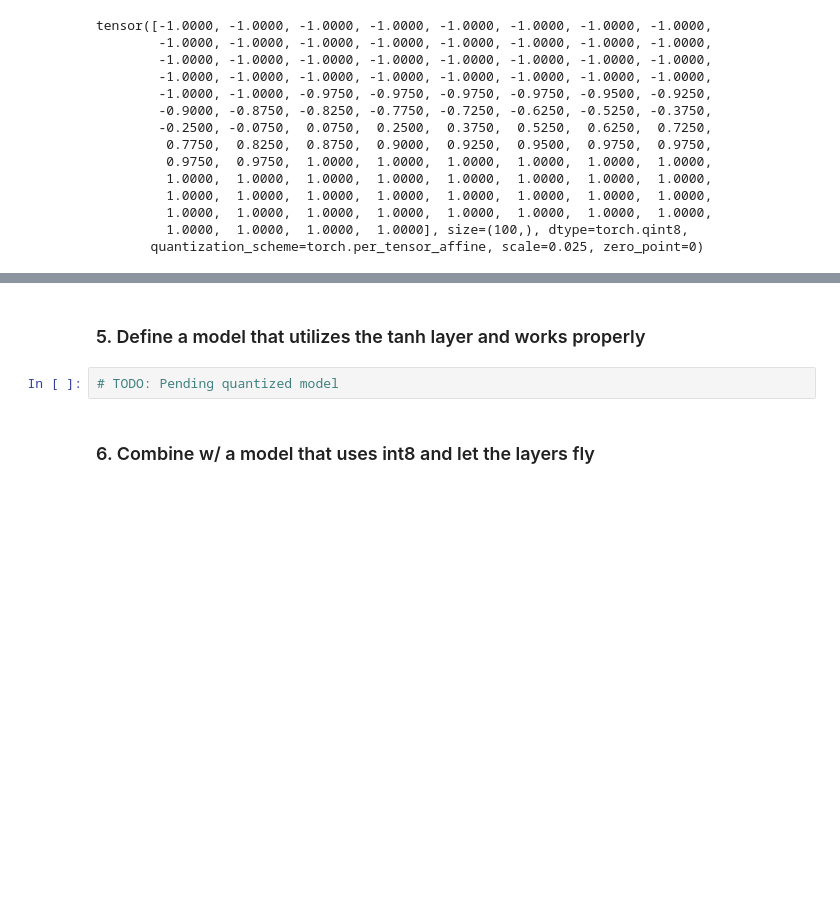
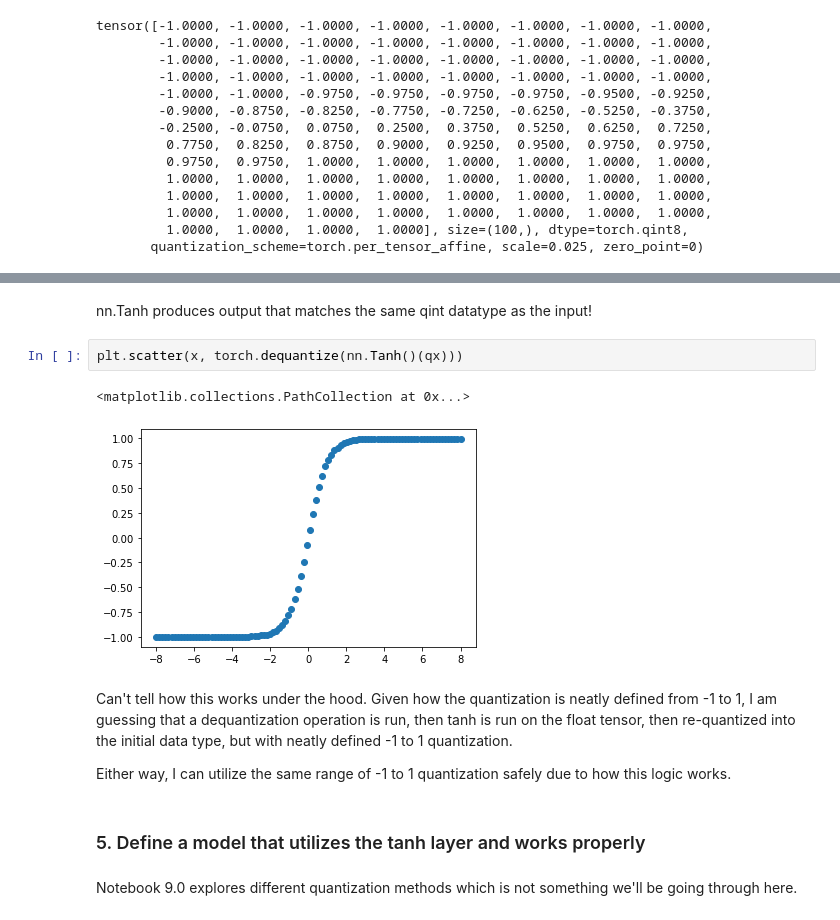
Before and after one commit to tnwei/nn-generative-art, a Jupyter notebook: code/7.0-creating-quantized-tanh.ipynb, the cells around one changed output, grey strips where cells are left out. Drawn from its saved outputs; the diff is of its cells as text; blank space fills up the shorter version.

Commit message:
feat: completed study into custom quantized tanh

```diff
--- a/code/7.0-creating-quantized-tanh.ipynb
+++ b/code/7.0-creating-quantized-tanh.ipynb
@@ -488,6 +541,15 @@ tensor([-1.0000, -1.0000, -1.0000, -1.0000, -1.0000, -1.0000, -1.0000, -1.0000,
+# %% [markdown]
+nn.Tanh produces output that matches the same qint datatype as the input!
+# %%
+plt.scatter(x, torch.dequantize(nn.Tanh()(qx)))
+# %% [output]
+<matplotlib.collections.PathCollection at 0x...>
+[figure, added]
+# %% [markdown]
+Can't tell how this works under the hood. Given how the quantization is neatly defined from -1 to 1, I am guessing that a dequantization operation is run, then tanh is run on the float tensor, then re-quantized into the initial data type, but with neatly defined -1 to 1 quantization.
+
+Either way, I can utilize the same range of -1 to 1 quantization safely due to how this logic works.
 # %% [markdown]
 ### 5. Define a model that utilizes the tanh layer and works properly
-# %%
-# TODO: Pending quantized model
-# %% [markdown]
-### 6. Combine w/ a model that uses int8 and let the layers fly
+# %% [markdown]
+Notebook 9.0 explores different quantization methods which is not something we'll be going through here.
```
Also changed, not shown: parts of 18 cells of this notebook.
